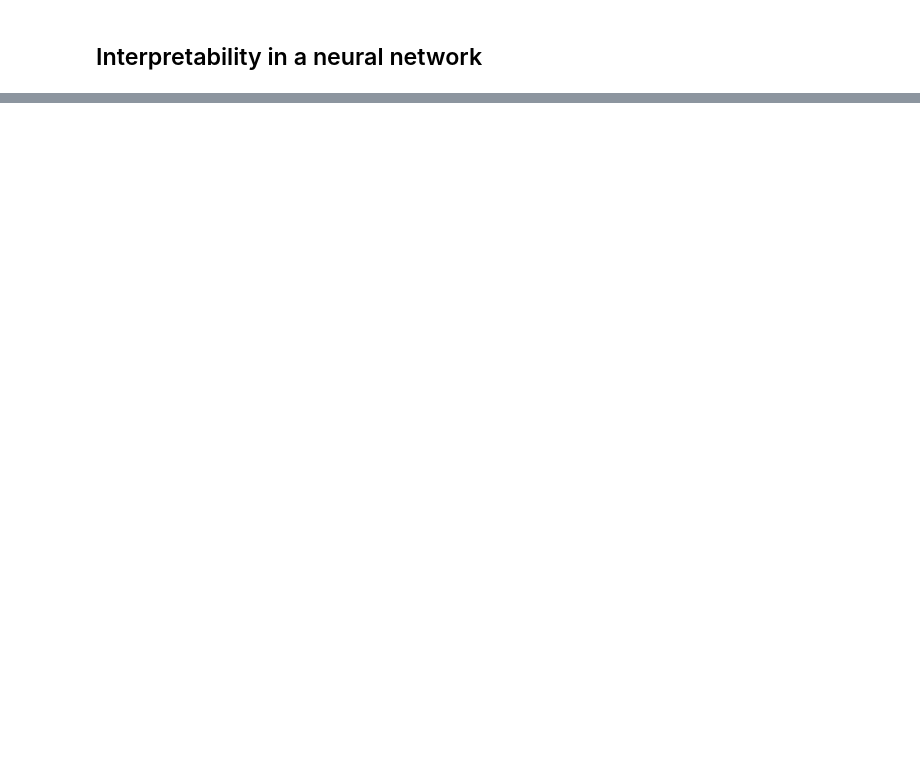
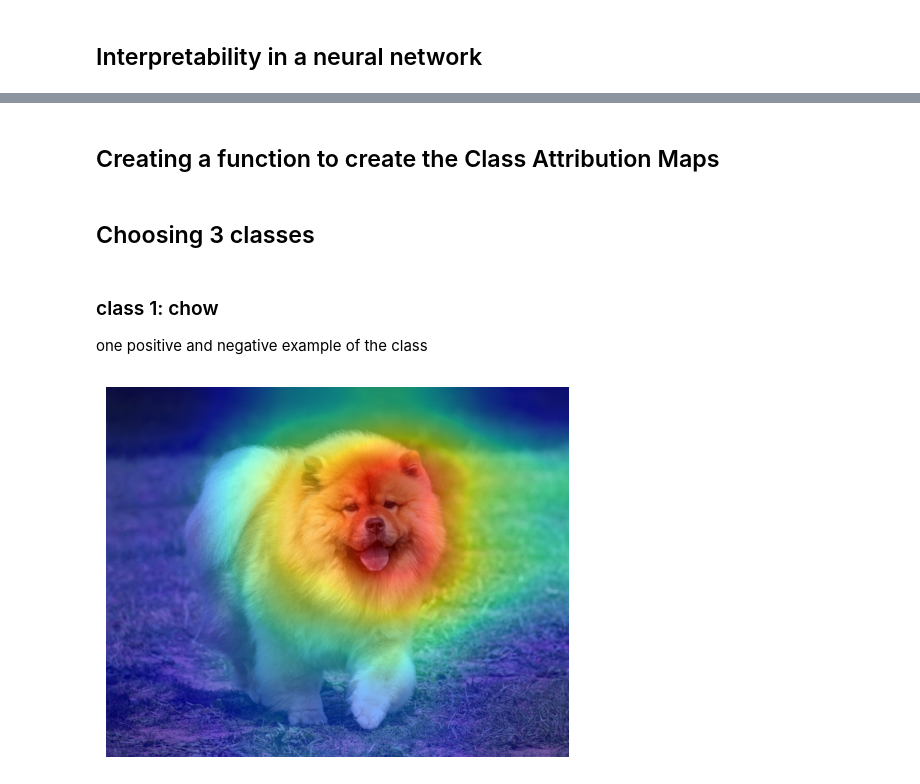
Before and after one commit to JuliaMoa/ML-Assignment2, a Jupyter notebook: report.ipynb, the cells around one changed output, grey strips where cells are left out. Drawn from its saved outputs; the diff is of its cells as text; code cells hidden in the pictures; blank space fills up the shorter version.

Commit message:
created function to generate CAM

```diff
--- a/report.ipynb
+++ b/report.ipynb
@@ -23,0 +32,54 @@ At least 2 positive examples (images) - Look at several layers. Analyze the diff
+# %%
+weights = get_model_weights("resnet18").DEFAULT
+model = get_model("resnet18", weights=weights).eval()
+# %% [markdown]
+## Creating a function to create the Class Attribution Maps
+# %% [markdown]
+## Choosing 3 classes
+# %% [markdown]
+### class 1: chow
+one positive and negative example of the class
+# %%
+# preparing the CAM-extractor once
+target_layer = model.layer4[-1]
+cam_extractor = LayerCAM(model, target_layer=target_layer) # CAM-hooks are in the model, will register everything
+
+def generate_cam(img_path, class_name):
+    # load and preprocess pic
+    preprocess = weights.transforms()
+    img = decode_image(img_path)
+    input_tensor = preprocess(img).unsqueeze(0) # preprocessing and adding batch dimension to image
+
+    # forward pass
+    out =  model(input_tensor) # here are the logits for all classes
+    logits = out.squeeze(0)
+
+    # find class index from class
+    class_idx = weights.meta["categories"].index(class_name)
+
+    # get CAM
+    activation_map = cam_extractor(class_idx, out)[0]
+
+    # scale up CAM to pic size
+    H, W = img.shape[-2:]
+
+    cam = F.interpolate(
+        activation_map.unsqueeze(0).unsqueeze(0),   # (1,1,7,7)
+        size=(H, W),  # (H, W) = (819, 1024)
+        mode="bicubic",
+        align_corners=False
+    ).squeeze()
+
+    # normalize CAM
+    cam = cam - cam.min()
+    cam = cam / (cam.max() + 1e-8)
+
+    # plot overlay
+    plt.imshow(img.permute(1,2,0))
+    plt.imshow(cam.cpu(), cmap='jet', alpha=0.5)
+    plt.axis('off')
+    plt.show()
+# %%
+generate_cam("chow_chow.jpg", "chow")
+# %% [output]
+[figure, added]
```
Also changed, not shown: parts of 14 cells of this notebook.
